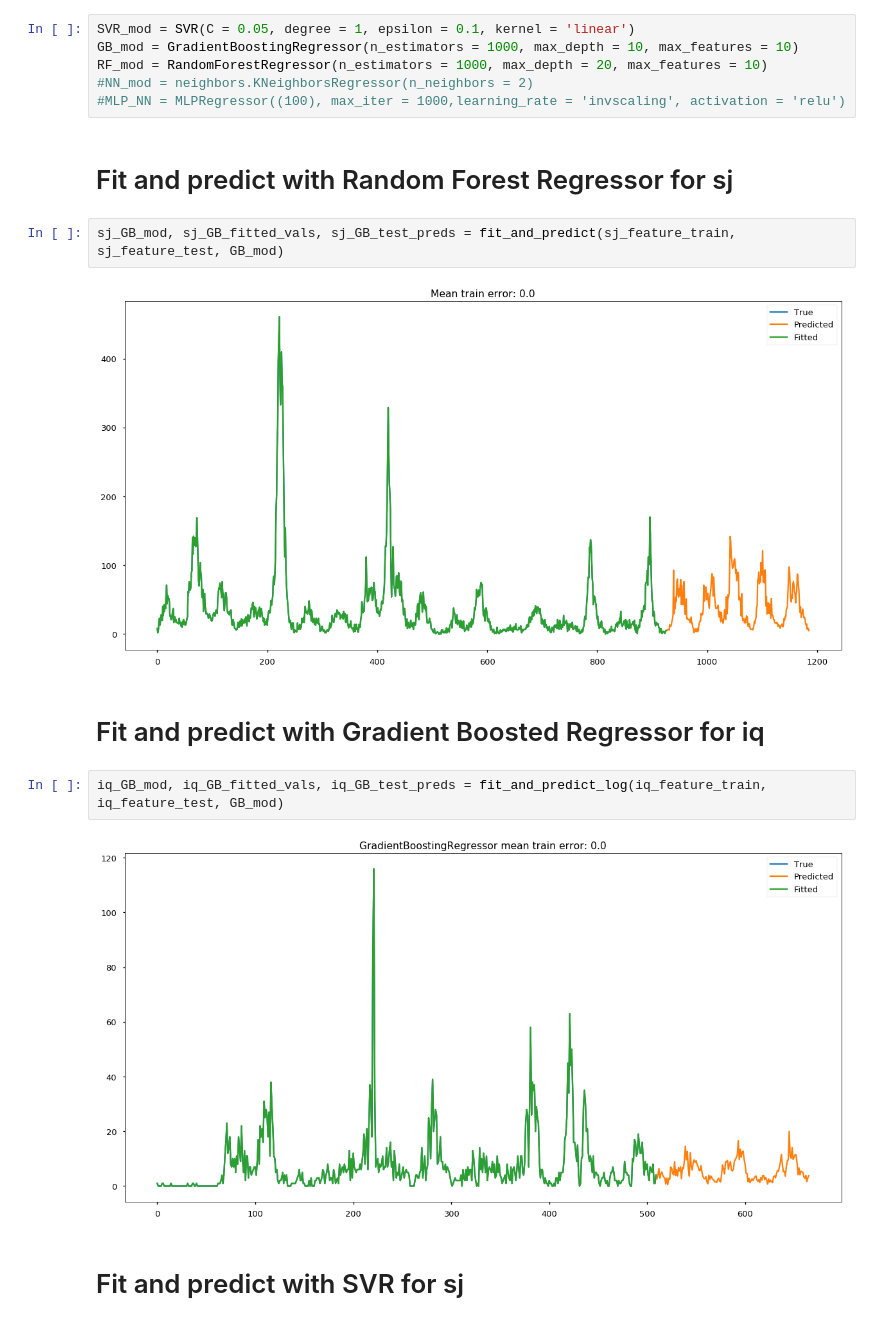
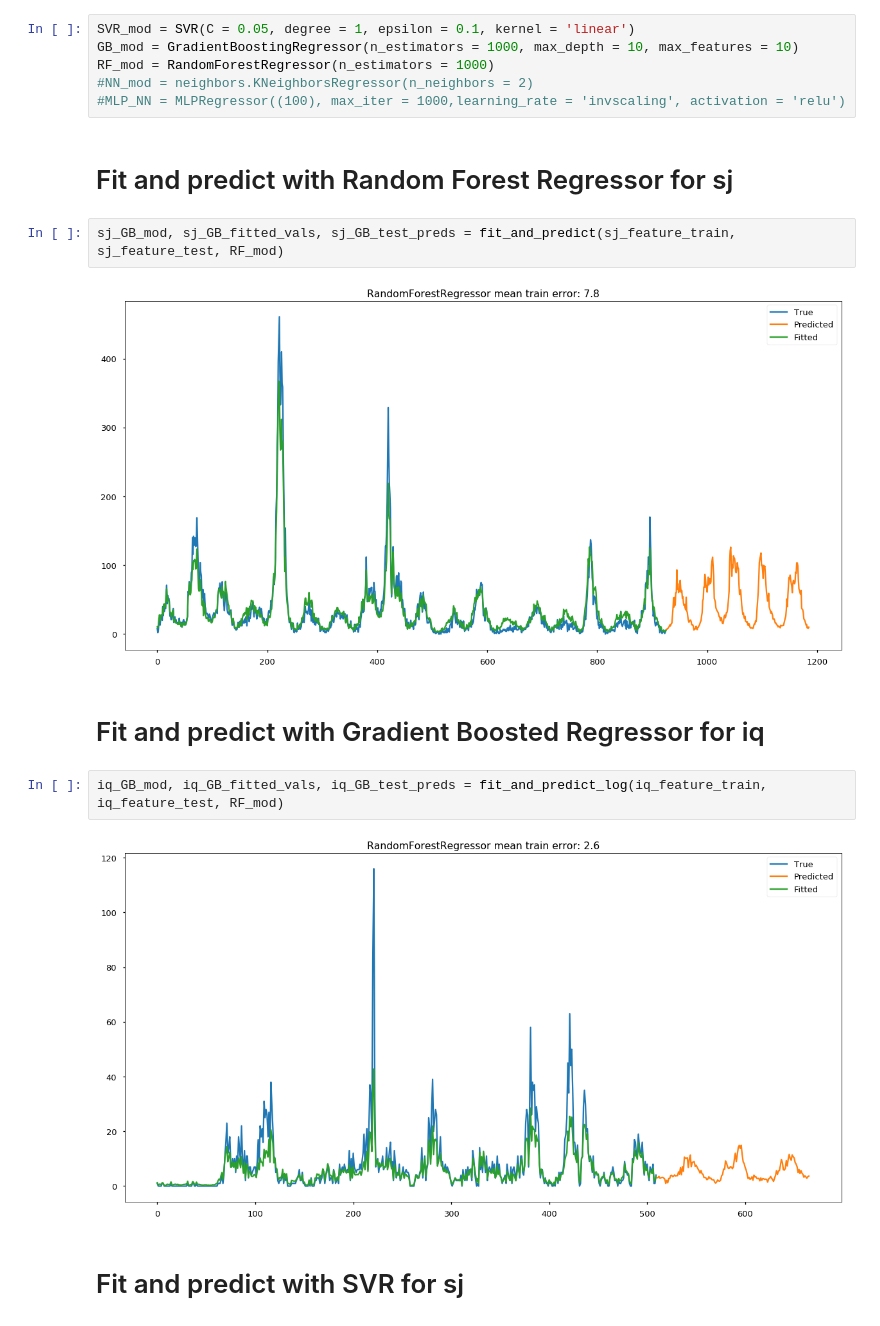
Before and after one commit to chrisgschon/DengAI, a Jupyter notebook: notebooks/Model_Benchmarking_SKL.ipynb, the cells around one changed output. Saved outputs shown, nothing was run; the diff lists cells and outputs as text.

```diff
--- a/notebooks/Model_Benchmarking_SKL.ipynb
+++ b/notebooks/Model_Benchmarking_SKL.ipynb
@@ -156,21 +156,21 @@ def fit_and_predict_log(train, test, mod):
 # %%
 SVR_mod = SVR(C = 0.05, degree = 1, epsilon = 0.1, kernel = 'linear')
 GB_mod = GradientBoostingRegressor(n_estimators = 1000, max_depth = 10, max_features = 10)
-RF_mod = RandomForestRegressor(n_estimators = 1000, max_depth = 20, max_features = 10)
+RF_mod = RandomForestRegressor(n_estimators = 1000)
 #NN_mod = neighbors.KNeighborsRegressor(n_neighbors = 2)
 #MLP_NN = MLPRegressor((100), max_iter = 1000,learning_rate = 'invscaling', activation = 'relu')
 # %% [markdown]
 # Fit and predict with Random Forest Regressor for sj
 # %%
-sj_GB_mod, sj_GB_fitted_vals, sj_GB_test_preds = fit_and_predict(sj_feature_train, sj_feature_test, GB_mod)
+sj_GB_mod, sj_GB_fitted_vals, sj_GB_test_preds = fit_and_predict(sj_feature_train, sj_feature_test, RF_mod)
 # %% [output]
-[figure, old version]
+[figure, new version]
 # %% [markdown]
 # Fit and predict with Gradient Boosted Regressor for iq
 # %%
-iq_GB_mod, iq_GB_fitted_vals, iq_GB_test_preds = fit_and_predict_log(iq_feature_train, iq_feature_test, GB_mod)
+iq_GB_mod, iq_GB_fitted_vals, iq_GB_test_preds = fit_and_predict_log(iq_feature_train, iq_feature_test, RF_mod)
 # %% [output]
-[figure, old version]
+[figure, new version]
 # %% [markdown]
 # Fit and predict with SVR for sj
 # %%
```
Also changed, not shown: parts of 2 cells of this notebook, 2 other files.
